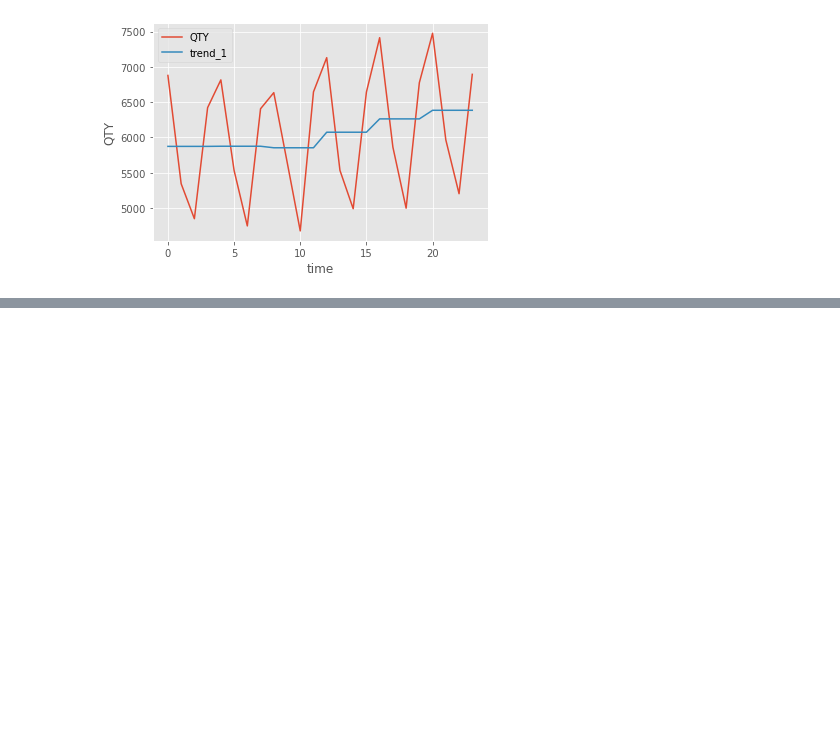
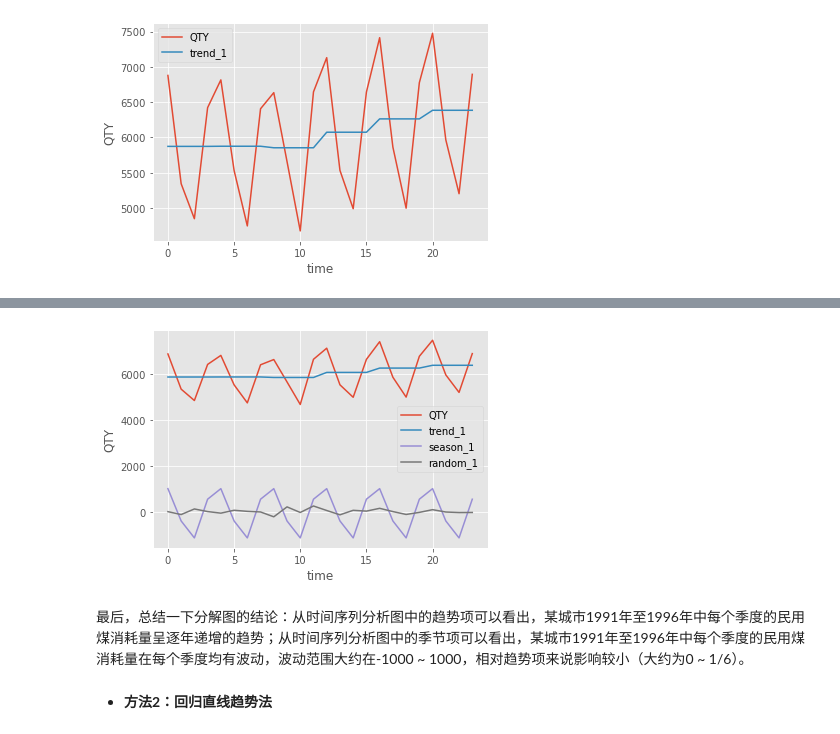
Before and after one commit to Leolee11111/TimeSeries, a Jupyter notebook: 第一节：时间序列分析概述.ipynb, the cells around one changed output, grey strips where cells are left out. Saved outputs shown, nothing was run; the diff lists cells and outputs as text; code cells hidden in the pictures; blank space fills up the shorter version.

```diff
--- a/第一节：时间序列分析概述.ipynb
+++ b/第一节：时间序列分析概述.ipynb
@@ -134,0 +156,16 @@ plt.show()
+# %%
+# 分段趋势法：分解季节项和随机项
+season_1 = [1004.4,-404.3,-1144.1,544.0]
+season_1 = season_1 * 6   # 6年
+data['season_1'] = season_1
+data['random_1'] = data['QTY'] - data['trend_1'] - data['season_1']
+data[['QTY','trend_1','season_1','random_1']].plot()
+plt.xlabel("time")
+plt.ylabel("QTY")
+plt.show()
+# %% [output]
+[figure, added]
+# %% [markdown]
+最后，总结一下分解图的结论：从时间序列分析图中的趋势项可以看出，某城市1991年至1996年中每个季度的民用煤消耗量呈逐年递增的趋势；从时间序列分析图中的季节项可以看出，某城市1991年至1996年中每个季度的民用煤消耗量在每个季度均有波动，波动范围大约在-1000 ~ 1000，相对趋势项来说影响较小（大约为0 ~ 1/6）。
+# %% [markdown]
+- **方法2：回归直线趋势法**
```
Also changed, not shown: parts of 2 cells of this notebook.
